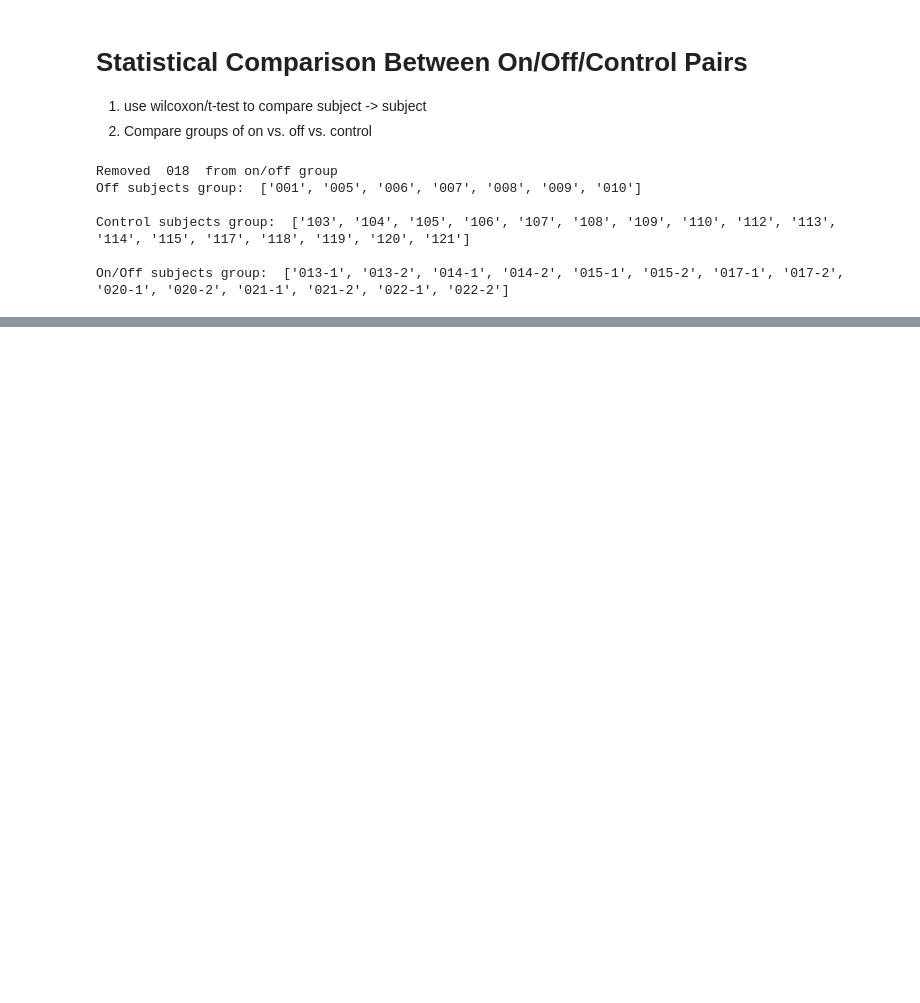
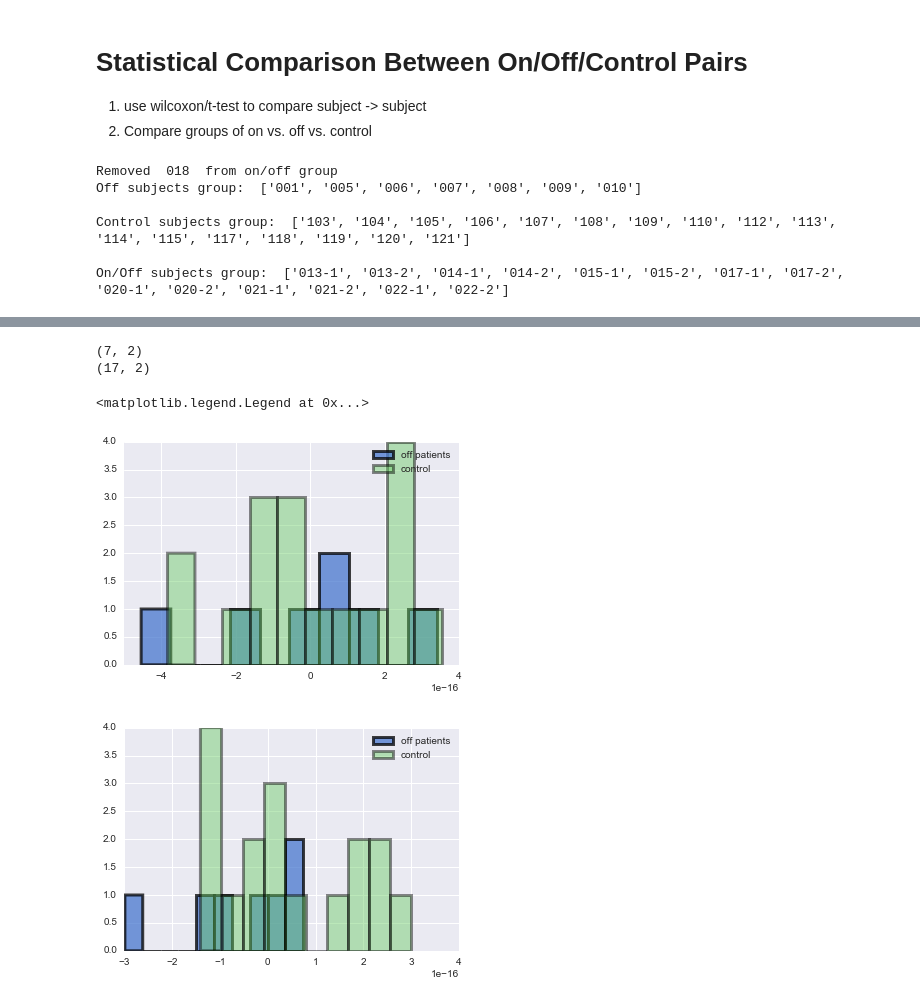
Before and after one commit to adam2392/Neural_Interaction_Lab_MatlabForPD, a Jupyter notebook: notebooks/gait analysis.ipynb, the cells around one changed output, grey strips where cells are left out. Drawn from its saved outputs; the diff is of its cells as text; code cells hidden in the pictures; blank space fills up the shorter version.

Commit message:
PUshing up the group summary and individual summaries of speed and step length.

```diff
--- a/notebooks/gait analysis.ipynb
+++ b/notebooks/gait analysis.ipynb
@@ -604,14 +972,3 @@ Off subjects group:  ['001', '005', '006', '007', '008', '009', '010']
 Control subjects group:  ['103', '104', '105', '106', '107', '108', '109', '110', '112', '113', '114', '115', '117', '118', '119', '120', '121']
 
 On/Off subjects group:  ['013-1', '013-2', '014-1', '014-2', '015-1', '015-2', '017-1', '017-2', '020-1', '020-2', '021-1', '021-2', '022-1', '022-2']
-# %%
-# analyze off vs. control
-off_step_vals = []
-control_step_vals = []
-
-off_speed_vals = []
-control_speed_vals = []
-
-for subj in off_subjs.keys():
-    off_step_vals.append(stepLength[subj]['kinect'])
-    off_speed_vals.append(speed[subj]['kinect'])
@@ -617,0 +984,69 @@ for subj in off_subjs.keys():
+# %%
+def zscore(X):
+    return (X - np.mean(X))/np.std(X)
+
+# analyze off vs. control
+off_step_vals = []
+control_step_vals = []
+off_speed_vals = []
+control_speed_vals = []
+
+## Z-score normalize data
+newstep = {}
+newspeed = {}
+for subj in stepLength.keys():
+    newstep[subj] = zscore(stepLength[subj]['kinect'])
+    newspeed[subj] = zscore(speed[subj]['kinect'])
+
+for subj in off_subjs:
+#     kinect_step = stepLength[subj]['kinect']
+#     kinect_speed = speed[subj]['kinect']
+
+    kinect_step = newstep[subj]
+    kinect_speed = newspeed[subj]
+
+    off_step_vals.append([np.mean(kinect_step), np.std(stepLength[subj]['kinect'])])
+    off_speed_vals.append([np.mean(kinect_speed), np.std(speed[subj]['kinect'])])
+for subj in control_subjs:
+#     kinect_step = stepLength[subj]['kinect']
+#     kinect_speed = speed[subj]['kinect']
+
+    kinect_step = newstep[subj]
+    kinect_speed = newspeed[subj]
+
+    control_step_vals.append([np.mean(kinect_step), np.std(stepLength[subj]['kinect'])])
+    control_speed_vals.append([np.mean(kinect_speed), np.std(speed[subj]['kinect'])])
+
+off_step_vals = np.array(off_step_vals)
+off_speed_vals = np.array(off_speed_vals)
+control_step_vals = np.array(control_step_vals)
+control_speed_vals = np.array(control_speed_vals)
+
+print off_speed_vals.shape
+print control_speed_vals.shape
+
+fig = plt.figure()
+plt.hist(off_step_vals[:,0], label='off patients',  lw=3, alpha = 0.75)
+plt.hist(control_step_vals[:,0], label='control',  lw=3, alpha = 0.45)
+plt.legend()
+
+fig = plt.figure()
+plt.hist(off_speed_vals[:,0], label='off patients',  lw=3, alpha = 0.75)
+plt.hist(control_speed_vals[:,0], label='control',  lw=3, alpha = 0.45)
+plt.legend()
+
+fig = plt.figure()
+plt.hist(off_step_vals[:,1], label='off patients',  lw=3, alpha = 0.75)
+plt.hist(control_step_vals[:,1], label='control',  lw=3, alpha = 0.45)
+plt.legend()
+
+fig = plt.figure()
+plt.hist(off_speed_vals[:,1], label='off patients',  lw=3, alpha = 0.75)
+plt.hist(control_speed_vals[:,1], label='control',  lw=3, alpha = 0.45)
+plt.legend()
+# %% [output]
+(7, 2)
+(17, 2)
+<matplotlib.legend.Legend at 0x...>
+[figure, added]
+[figure, added]
```
Also changed, not shown: parts of 21 cells of this notebook.
